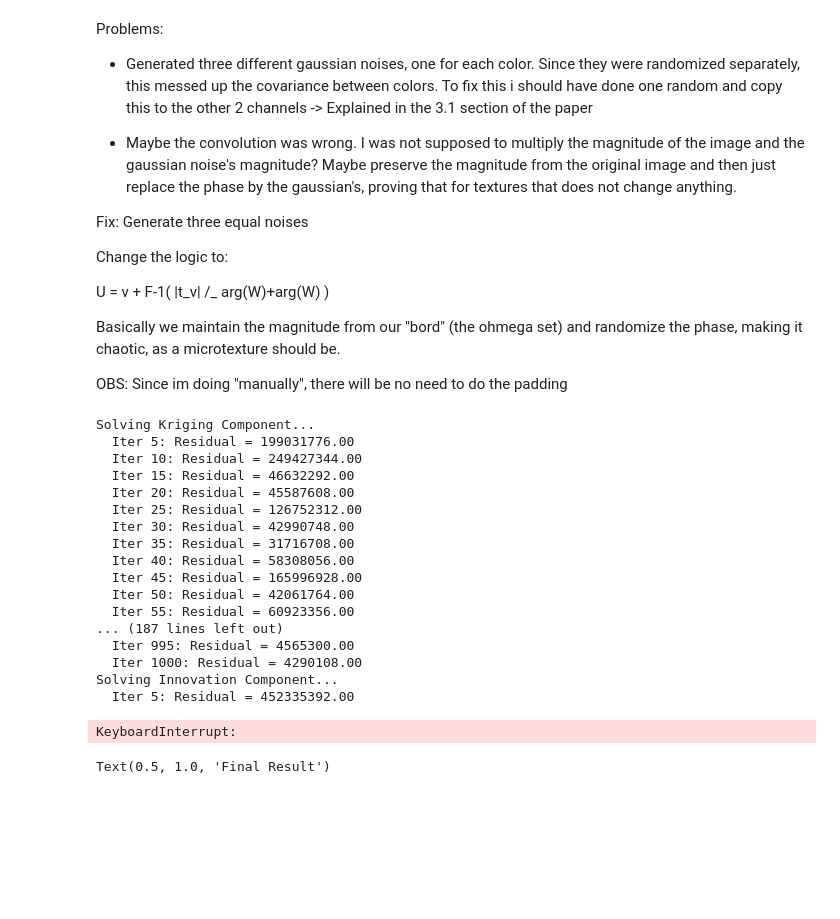
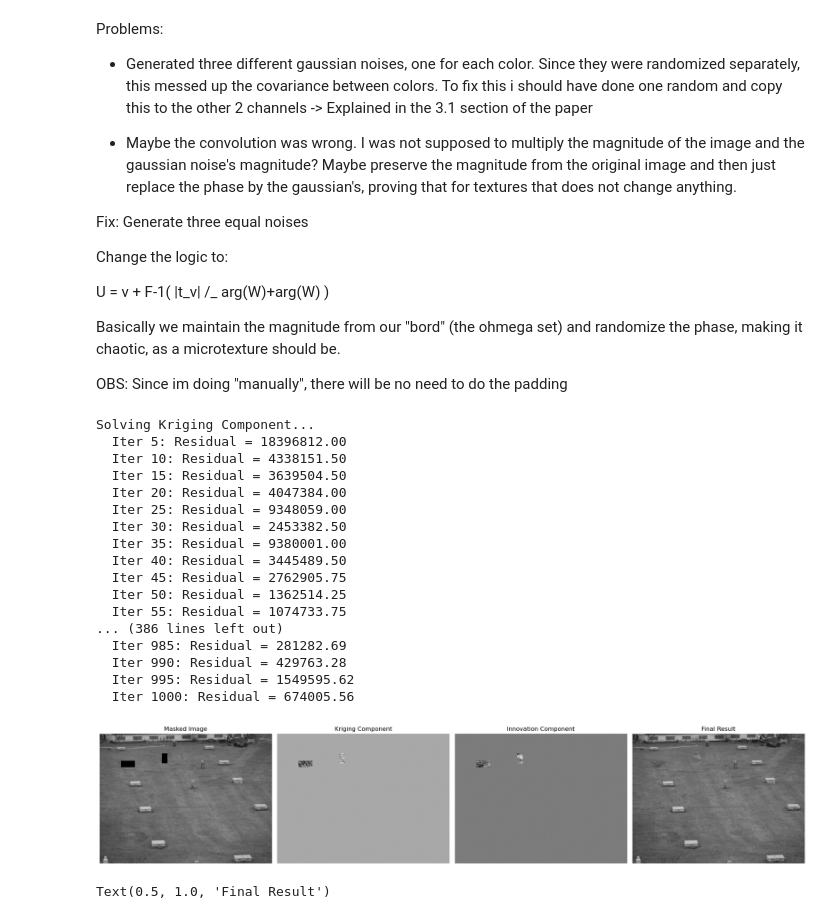
Before and after one commit to guilhermeRaibolt/gaussian-impainting, a Jupyter notebook: gaussian_sampling.ipynb, the cells around one changed output. Saved outputs shown, nothing was run; the diff lists cells and outputs as text; code cells hidden in the pictures; blank space fills up the shorter version.

```diff
--- a/gaussian_sampling.ipynb
+++ b/gaussian_sampling.ipynb
@@ -851,7 +851,7 @@ image_gray = cv2.cvtColor(image_rgb, cv2.COLOR_RGB2GRAY).astype(np.float32)
 height, width = image_gray.shape
 
 # Carregar máscaras
-binary_mask = cv2.imread('data/grass_complete (1).bmp', cv2.IMREAD_GRAYSCALE)
+binary_mask = cv2.imread('data/mask_smaller.bmp', cv2.IMREAD_GRAYSCALE)
 # Fallback se não tiver máscara
 if binary_mask is None:
     binary_mask = np.zeros_like(image_gray, dtype=np.uint8)
@@ -859,7 +859,7 @@ if binary_mask is None:
 else:
     binary_mask = np.where(binary_mask == 255, 255, 0).astype(np.uint8)
 
-cond_image = cv2.imread('data/conditioning.bmp', cv2.IMREAD_GRAYSCALE)
+cond_image = cv2.imread('data/conditioning_smaller.bmp', cv2.IMREAD_GRAYSCALE)
 conditioning = None
 if cond_image is not None:
     conditioning = np.where(cond_image == 255, 255, 0).astype(np.uint8)
@@ -972,6 +972,7 @@ def conjugate_gradient_solver(phi, apply_convolution, max_iter=1000, epsilon=1e-
         r_2_new = np.dot(r, r)
         if np.sqrt(r_2_new) < epsilon: break
 
+
         beta = r_2_new / r_2
         d = r + beta * d
         r_2 = r_2_new
@@ -1023,48 +1024,48 @@ innovation_img = np.zeros_like(image_gray)
 innovation_img[mask] = F_M - innovation_vals_M
 
 # Resultado Final
 inpainted_region = texture_mean + kriging_img + innovation_img
 final_image = np.where(mask, inpainted_region, image_gray)
 final_image = np.clip(final_image, 0, 255) # Garante range válido para display
 
 # --- 7. Plotagem Corrigida ---
 fig, axes = plt.subplots(1, 4, figsize=(20, 5))
 
 axes[0].imshow(masked_img_gray, cmap='gray', vmin=0, vmax=255)
 axes[0].set_title("Masked Image")
 
 # Aqui estavam os erros de nome de variável
 axes[1].imshow(kriging_img, cmap='gray')
 axes[1].set_title("Kriging Component")
 
 axes[2].imshow(innovation_img, cmap='gray')
 axes[2].set_title("Innovation Component")
 
 axes[3].imshow(final_image, cmap='gray', vmin=0, vmax=255)
 axes[3].set_title("Final Result")
 
 for ax in axes:
     ax.axis('off')
 
 plt.tight_layout()
 plt.show()
 # %% [output]
 Solving Kriging Component...
-  Iter 5: Residual = 199031776.00
-  Iter 10: Residual = 249427344.00
-  Iter 15: Residual = 46632292.00
-  Iter 20: Residual = 45587608.00
-  Iter 25: Residual = 126752312.00
-  Iter 30: Residual = 42990748.00
-  Iter 35: Residual = 31716708.00
-  Iter 40: Residual = 58308056.00
-  Iter 45: Residual = 165996928.00
-  Iter 50: Residual = 42061764.00
-  Iter 55: Residual = 60923356.00
-... (187 lines left out)
-  Iter 995: Residual = 4565300.00
-  Iter 1000: Residual = 4290108.00
-Solving Innovation Component...
-  Iter 5: Residual = 452335392.00
+  Iter 5: Residual = 18396812.00
+  Iter 10: Residual = 4338151.50
+  Iter 15: Residual = 3639504.50
+  Iter 20: Residual = 4047384.00
+  Iter 25: Residual = 9348059.00
+  Iter 30: Residual = 2453382.50
+  Iter 35: Residual = 9380001.00
+  Iter 40: Residual = 3445489.50
+  Iter 45: Residual = 2762905.75
+  Iter 50: Residual = 1362514.25
+  Iter 55: Residual = 1074733.75
+... (386 lines left out)
+  Iter 985: Residual = 281282.69
+  Iter 990: Residual = 429763.28
+  Iter 995: Residual = 1549595.62
+  Iter 1000: Residual = 674005.56
-KeyboardInterrupt:
+[figure, added]
 # %%
```
Also changed, not shown: parts of 4 cells of this notebook.
